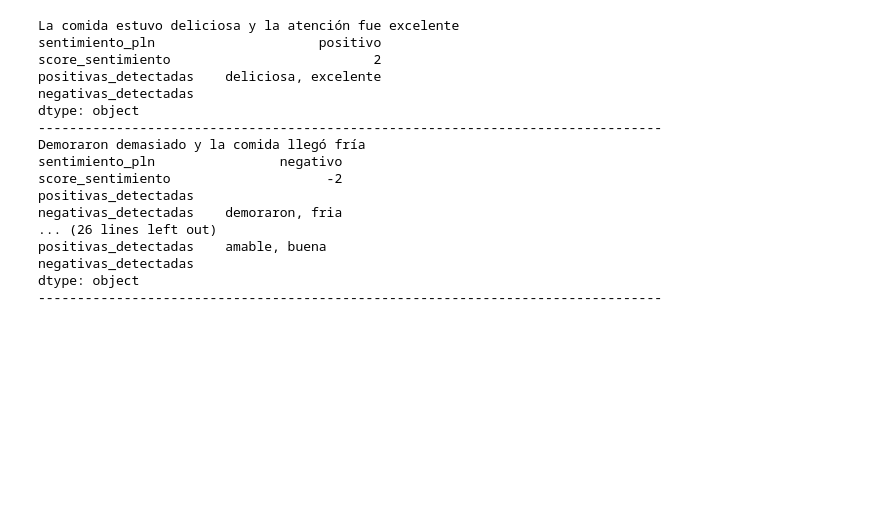
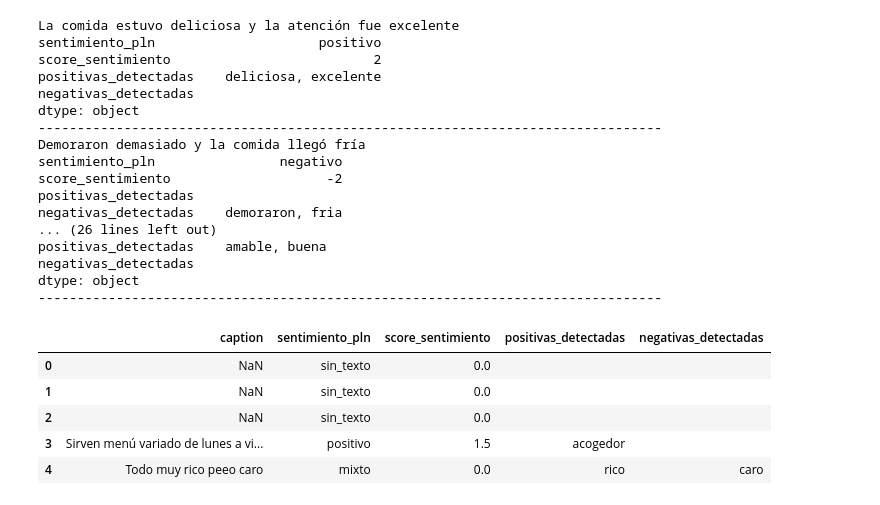
Before and after one commit to portainformacion/WaComer, a Jupyter notebook: Trabajo.ipynb, the cells around one changed output. Drawn from its saved outputs; the diff is of its cells as text; code cells hidden in the pictures; blank space fills up the shorter version.

```diff
--- a/Trabajo.ipynb
+++ b/Trabajo.ipynb
@@ -327,3 +332,21 @@ positivas_detectadas    amable, buena
 negativas_detectadas
 dtype: object
 --------------------------------------------------------------------------------
+# %%
+col_texto = "caption"
+
+df["texto_limpio"] = df[col_texto].apply(limpiar_texto)
+
+df_resultados_sentimiento = df[col_texto].apply(analizar_sentimiento_diccionario)
+
+df = pd.concat([df, df_resultados_sentimiento], axis=1)
+
+df[[col_texto, "sentimiento_pln", "score_sentimiento",
+    "positivas_detectadas", "negativas_detectadas"]].head()
+# %% [output]
+|  | caption | sentimiento_pln | score_sentimiento | positivas_detectadas | negativas_detectadas |
+| 0 | NaN | sin_texto | 0.0 |  |  |
+| 1 | NaN | sin_texto | 0.0 |  |  |
+| 2 | NaN | sin_texto | 0.0 |  |  |
+| 3 | Sirven menú variado de lunes a vi... | positivo | 1.5 | acogedor |  |
+| 4 | Todo muy rico peeo caro | mixto | 0.0 | rico | caro |
```
Also changed, not shown: parts of 3 cells of this notebook.
